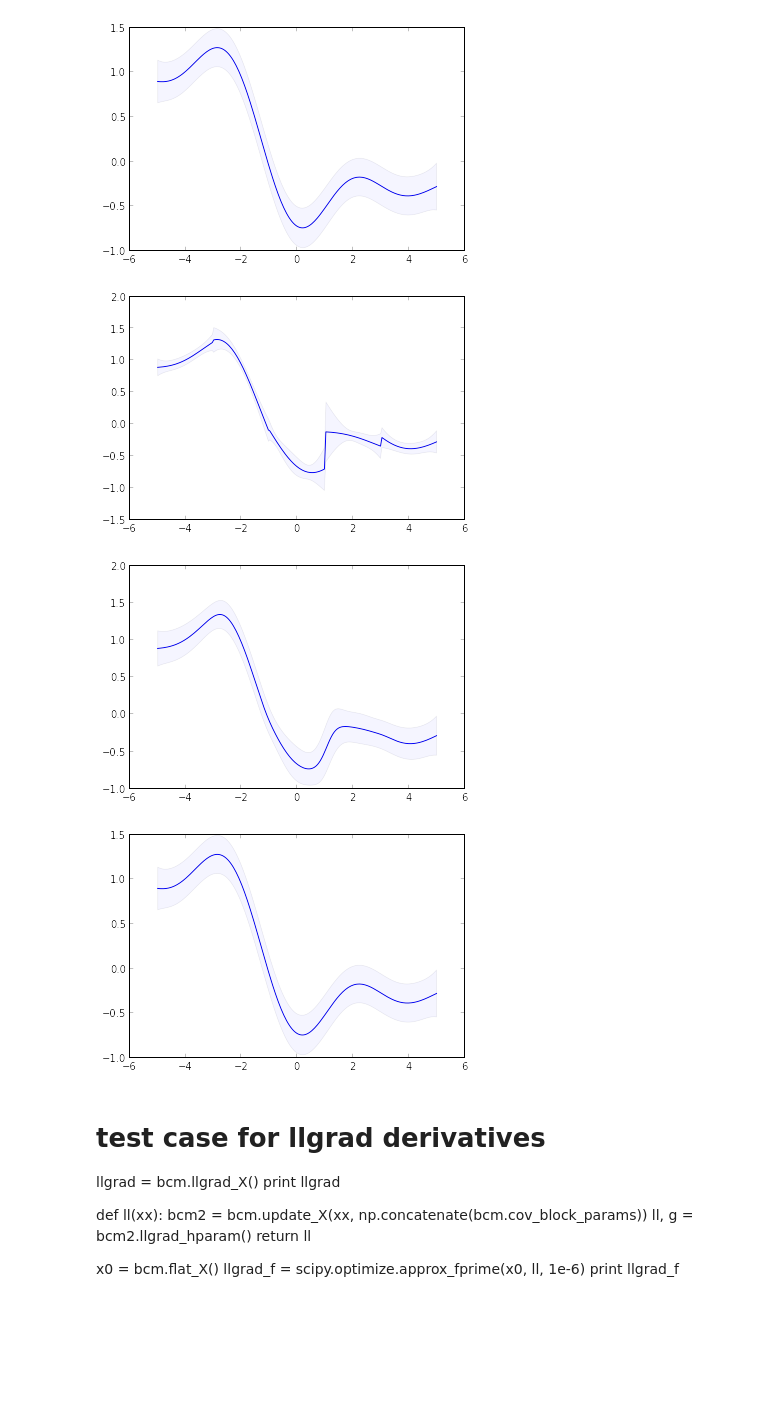
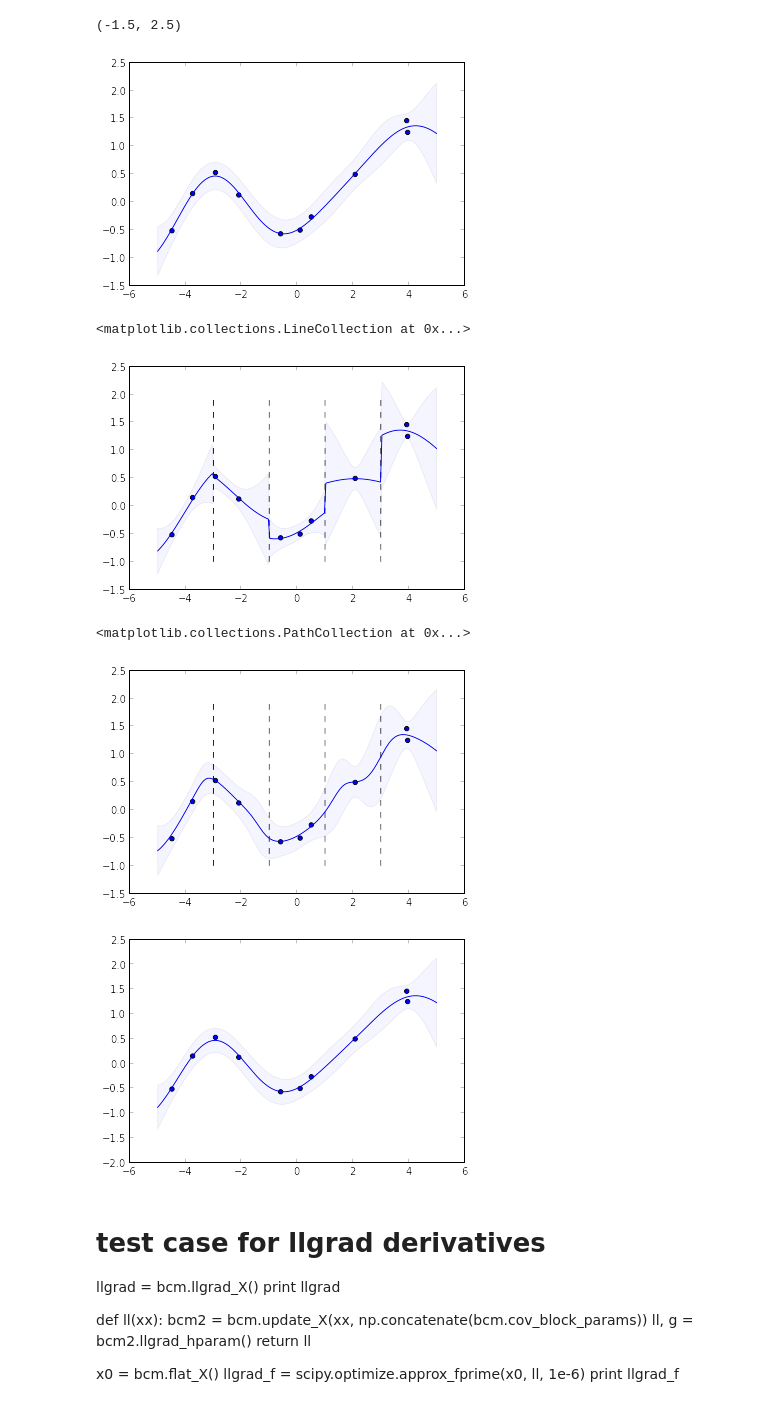
Before and after one commit to davmre/sigvisa, a Jupyter notebook: notebooks/gplvm_local.ipynb, the cells around one changed output. Cells and saved outputs as stored; diff of their text form; code cells hidden in the pictures; blank space fills up the shorter version.

```diff
--- a/notebooks/gplvm_local.ipynb
+++ b/notebooks/gplvm_local.ipynb
@@ -14,8 +14,8 @@ def plot_std(x, y, stds):
     fill_between(x, y, y-2*stds, facecolor='blue', alpha=0.2)
 # %%
 # sample data from the prior
-np.random.seed(1)
-X = np.asarray(sorted(np.random.rand(50)*10-5)).reshape((-1,1))
+np.random.seed(3)
+X = np.asarray(sorted(np.random.rand(10)*10-5)).reshape((-1,1))
 
 
 cov = GPCov(wfn_params=[1.0], dfn_params=[2.5,], dfn_str="euclidean", wfn_str="se")
@@ -27,6 +27,6 @@ y = scipy.stats.multivariate_normal(mean=np.zeros((X.shape[0],)), cov=KK).rvs(5)
 YY = np.dot(y.T, y)
 #y = np.array([prior_sample(X, cov, noise_var) for i in range(5)])
 
-for i in range(y.shape[0]):
-    plot(X, y[i,:])
+#for i in range(y.shape[0]):
+scatter(X, y[0,:])
 # %% [output]
@@ -37,36 +38,54 @@ xpred = np.linspace(-5, 5, 200).reshape((-1, 1))
 ypred = gp.predict(xpred)
 stds = np.sqrt(gp.variance(xpred, include_obs=True))
 plot_std(xpred, ypred, stds)
+scatter(X, y[0,:])
+ylim([-1.5, 2.5])
 # %% [output]
+(-1.5, 2.5)
-[figure, old version]
+[figure, new version]
 # %%
 def vec(scalar):
     return np.array((scalar,), dtype=np.float)
 
 centers = [vec(-4), vec(-2), vec(0), vec(2), vec(4)]
 #centers = [vec(-3), vec(0), vec(3)]
 n_blocks = len(centers)
 block_covs = []
 lgps = LocalGPs(block_centers=centers, cov_block_params = [(noise_var, 1.0, 2.5)]*n_blocks, X=X, y=y[0,:])
 
 ypred = lgps.predict(xpred)
 stds = np.sqrt(np.diag(lgps.covariance(xpred)))
 plot_std(xpred, ypred, stds)
+scatter(X, y[0,:])
+
+vlines(-3, -1, 2, colors=u'k', linestyles=u'dashed', label=u'')
+vlines(-1, -1, 2, colors=u'k', linestyles=u'dashed', label=u'')
+vlines(1, -1, 2, colors=u'k', linestyles=u'dashed', label=u'')
+vlines(3, -1, 2, colors=u'k', linestyles=u'dashed', label=u'')
 # %% [output]
+<matplotlib.collections.LineCollection at 0x...>
-[figure, old version]
+[figure, new version]
 # %%
 bcm = BCM(test_cov=cov, block_centers=centers, cov_block_params = [(noise_var, 1.0, 2.5)]*n_blocks, X=X, y=y[0,:])
 means, vs = bcm.predict_dist(xpred, diag=True)
 stds = np.sqrt(vs)
 plot_std(xpred, np.array(means), stds)
+scatter(X, y[0,:])
+vlines(-3, -1, 2, colors=u'k', linestyles=u'dashed', label=u'')
+vlines(-1, -1, 2, colors=u'k', linestyles=u'dashed', label=u'')
+vlines(1, -1, 2, colors=u'k', linestyles=u'dashed', label=u'')
+vlines(3, -1, 2, colors=u'k', linestyles=u'dashed', label=u'')
+
 
 figure()
 m, c = bcm.predict_dist(xpred, noise_var=noise_var)
 stds = np.sqrt(np.diag(c))
 plot_std(xpred, np.array(m), stds)
+scatter(X, y[0,:])
 # %% [output]
+<matplotlib.collections.PathCollection at 0x...>
-[figure, old version]
+[figure, new version]
-[figure, old version]
+[figure, new version]
 # %% [markdown]
 # test case for llgrad derivatives
 llgrad = bcm.llgrad_X()
```
Also changed, not shown: parts of 1 cell of this notebook, 1 other file.
